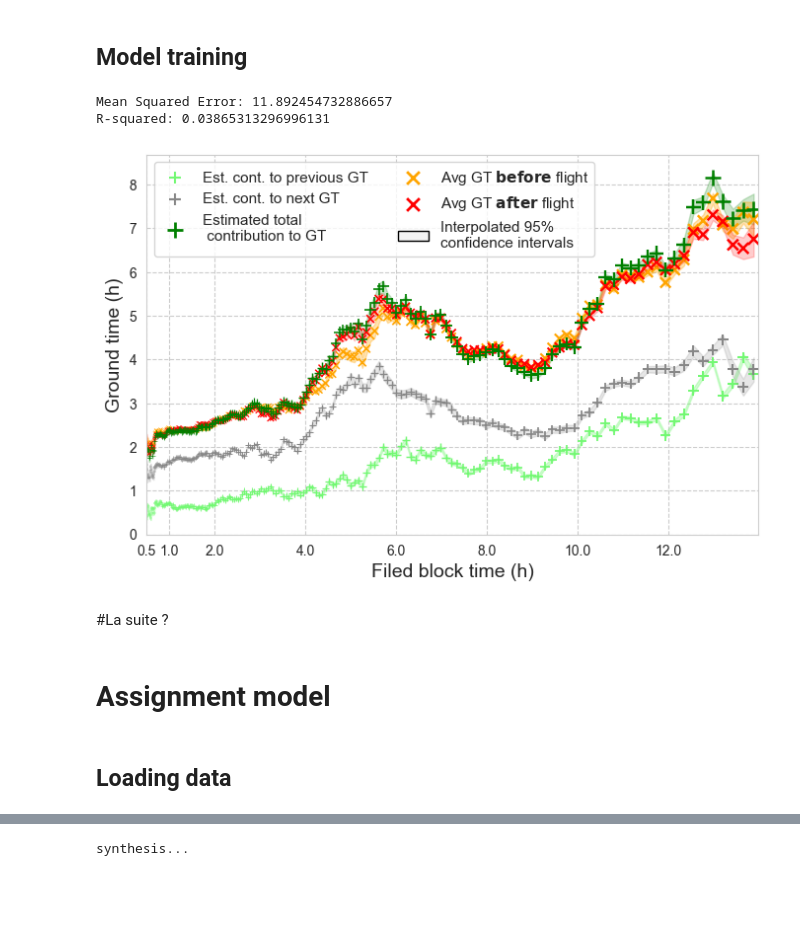
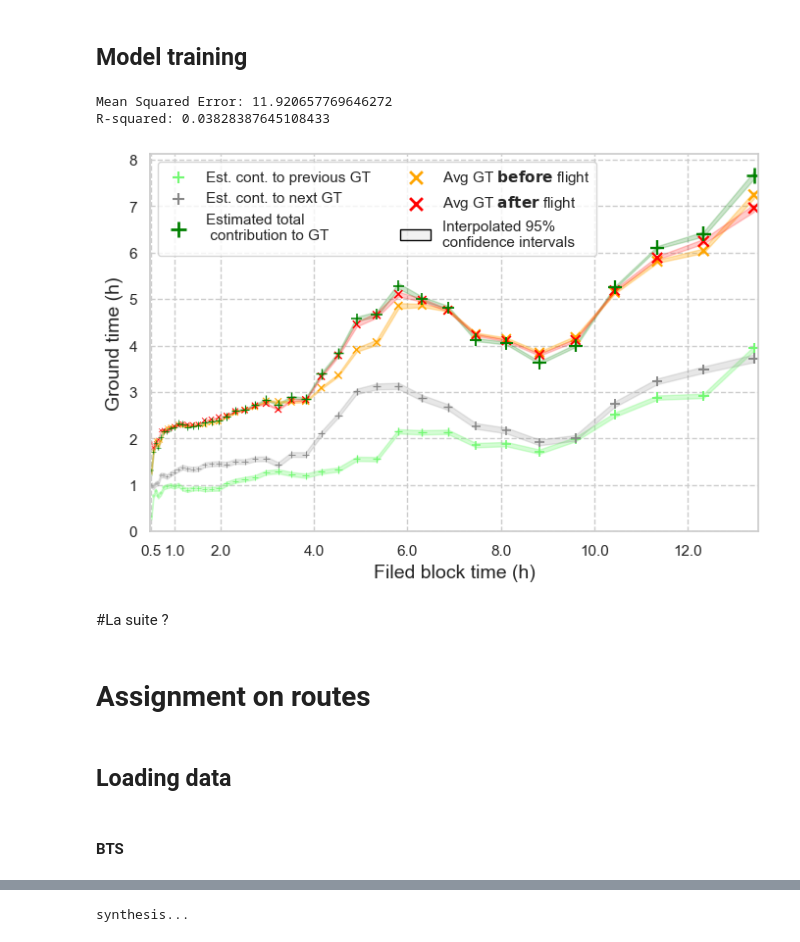
Before and after one commit to PacoViry/Thesis_models, a Jupyter notebook: main.ipynb, the cells around one changed output, grey strips where cells are left out. Drawn from its saved outputs; the diff is of its cells as text; code cells hidden in the pictures; blank space fills up the shorter version.

```diff
--- a/main.ipynb
+++ b/main.ipynb
@@ -182,15 +225,17 @@ productivity_analysis.streaks_matrix(flight_grouping_2,title = 'streak_matrix_a3
 # %%
 # individual_stops_reg = individual_stops[(individual_stops['Period']<20)&((individual_stops['Period']%4==1)|(individual_stops['Period']%4==2))]
 individual_stops_reg = individual_stops[(individual_stops['Period']<20)]
-productivity_causality.tat_reg(individual_stops_reg, 'EC_preCOVID_max', reso = 200)
+productivity_causality.tat_reg(individual_stops_reg, 'EC_preCOVID', reso = 40)
 # %% [output]
-Mean Squared Error: 11.892454732886657
-R-squared: 0.03865313296996131
+Mean Squared Error: 11.920657769646272
+R-squared: 0.03828387645108433
-[figure, old version]
+[figure, new version]
 # %% [markdown]
 #La suite ?
 # %% [markdown]
-# Assignment model
+# Assignment on routes
 # %% [markdown]
 ## Loading data
+# %% [markdown]
+#### BTS
 # %%
```
Also changed, not shown: parts of 67 cells of this notebook, 10 other files.
